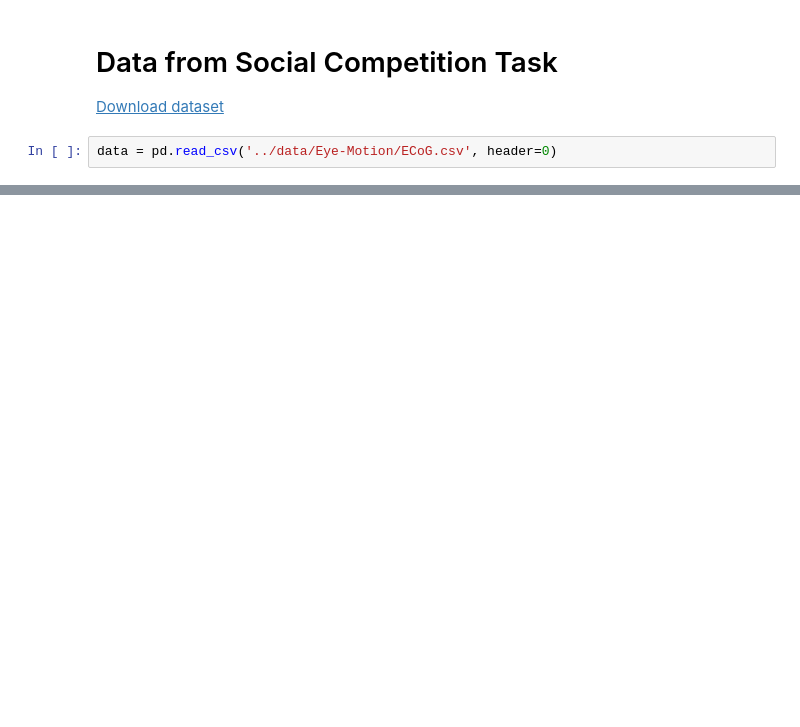
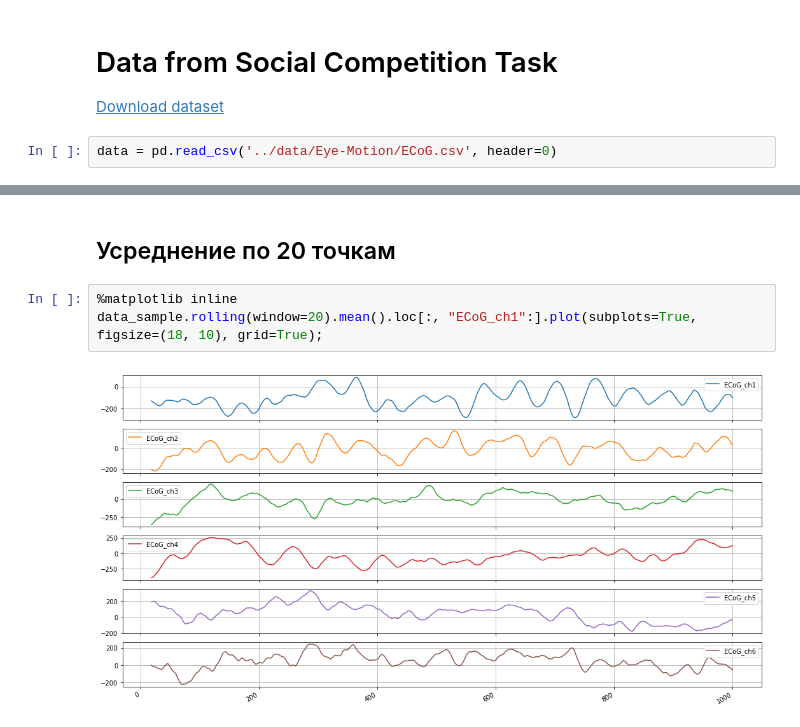
Before and after one commit to igor-yusupov/2018-Project-3, a Jupyter notebook: code/input_data.ipynb, the cells around one changed output, grey strips where cells are left out. Drawn from its saved outputs; the diff is of its cells as text; blank space fills up the shorter version.

```diff
--- a/code/input_data.ipynb
+++ b/code/input_data.ipynb
@@ -12,0 +44,7 @@ data_sample = data[:1000]
+# %% [markdown]
+## Усреднение по 20 точкам
+# %%
+%matplotlib inline
+data_sample.rolling(window=20).mean().loc[:, "ECoG_ch1":].plot(subplots=True, figsize=(18, 10), grid=True);
+# %% [output]
+[figure, added]
```
Also changed, not shown: parts of 20 cells of this notebook, 2 other files.
